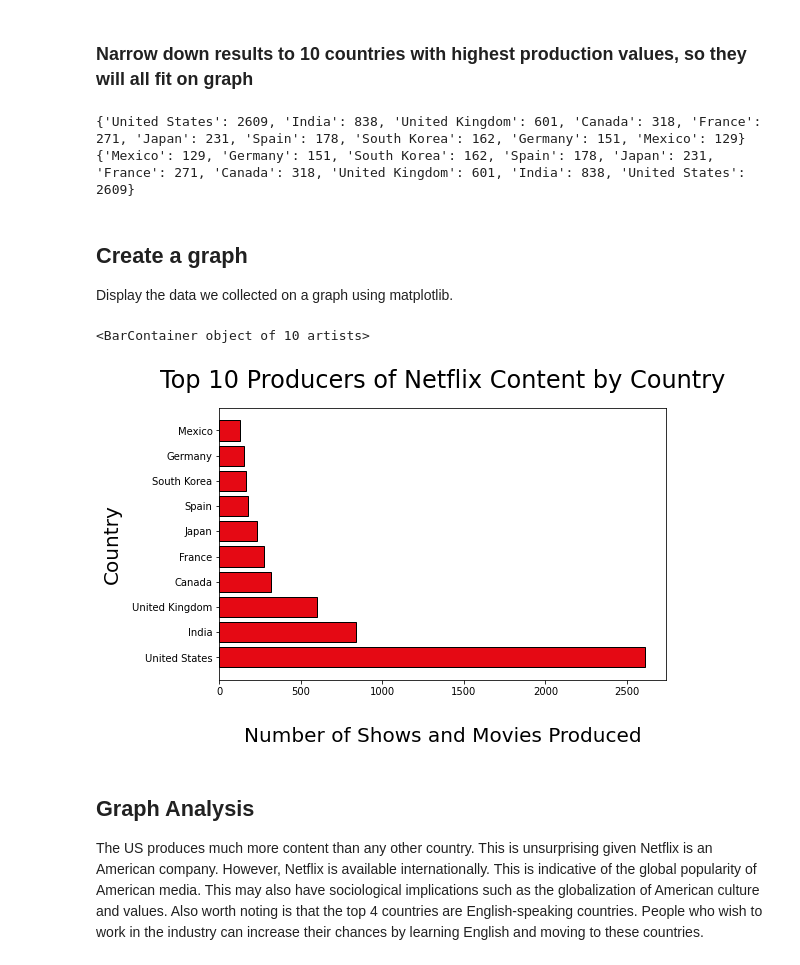
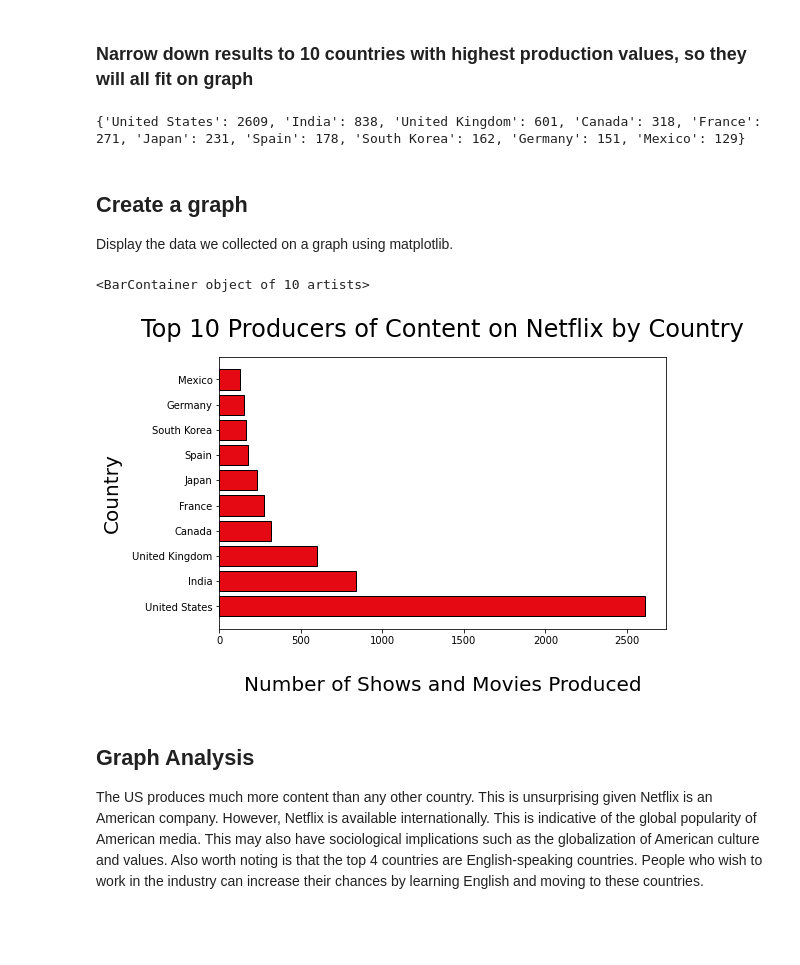
Before and after one commit to rwatts2222/data_vis_intro, a Jupyter notebook: netflix_data_vis.ipynb, the cells around one changed output. Saved outputs shown, nothing was run; the diff lists cells and outputs as text; code cells hidden in the pictures; blank space fills up the shorter version.

Commit message:
finished netflix_data_vis

```diff
--- a/netflix_data_vis.ipynb
+++ b/netflix_data_vis.ipynb
@@ -66,35 +67,31 @@ print(productions_sorted)
 # %%
 top10 = dict(list(productions_sorted.items())[0: 10])
 print(top10)
-
-top10r = dict(sorted(top10.items(), key=lambda item: item[1]))
-print(top10r)
 # %% [output]
 {'United States': 2609, 'India': 838, 'United Kingdom': 601, 'Canada': 318, 'France': 271, 'Japan': 231, 'Spain': 178, 'South Korea': 162, 'Germany': 151, 'Mexico': 129}
-{'Mexico': 129, 'Germany': 151, 'South Korea': 162, 'Spain': 178, 'Japan': 231, 'France': 271, 'Canada': 318, 'United Kingdom': 601, 'India': 838, 'United States': 2609}
 # %% [markdown]
 ## Create a graph
 Display the data we collected on a graph using matplotlib.
 # %%
 plt.figure(figsize=(8, 5))
-plt.title("Top 10 Producers of Netflix Content by Country", fontsize=24, pad=20)
+plt.title("Top 10 Producers of Content on Netflix by Country", fontsize=24, pad=20)
 plt.xlabel("Number of Shows and Movies Produced", labelpad=30, fontsize=20)
 plt.ylabel("Country", labelpad=10, fontsize=20)
 
 # Create x axis labels
 x = []
 for k, v in top10.items():
     x.append(v)
 
 # Create y axis labels
 y = []
 for k, v in top10.items():
     y.append(k)
 
 plt.barh(y, x, color='#E50914', edgecolor='black')
 # %% [output]
 <BarContainer object of 10 artists>
-[figure, old version]
+[figure, new version]
 # %% [markdown]
 ## Graph Analysis
 The US produces much more content than any other country. This is unsurprising given Netflix is an American company. However, Netflix is available internationally. This is indicative of the global popularity of American media. This may also have sociological implications such as the globalization of American culture and values. Also worth noting is that the top 4 countries are English-speaking countries. People who wish to work in the industry can increase their chances by learning English and moving to these countries.
```
Also changed, not shown: parts of 37 cells of this notebook, 1 other file.
